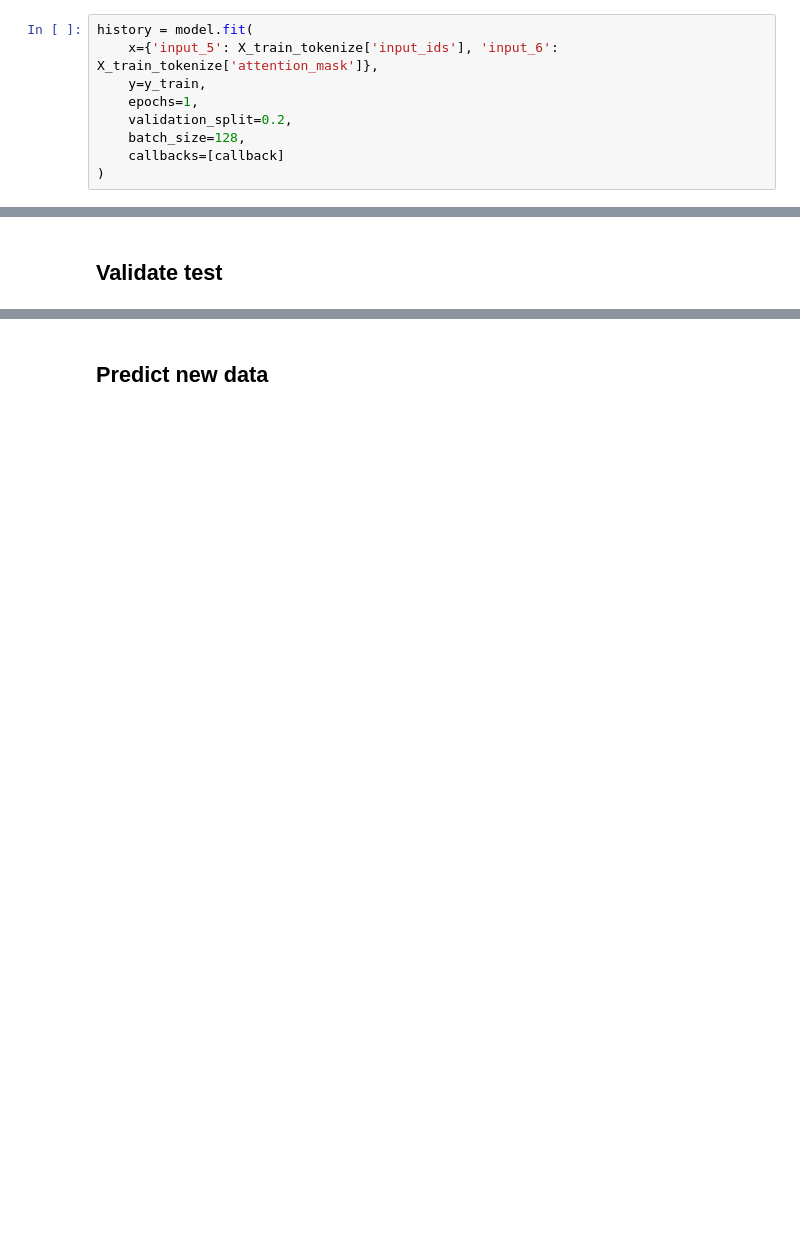
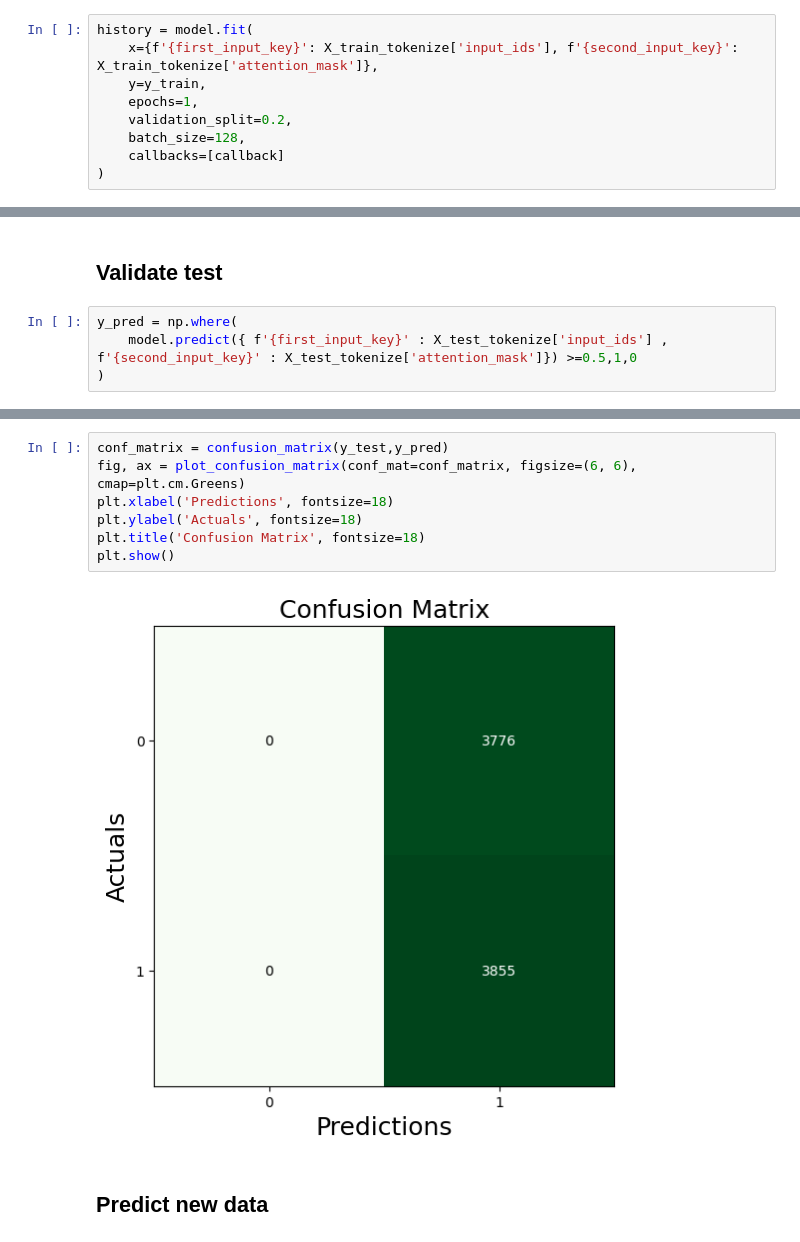
Before and after one commit to ravelinx22/machine-learning-project, a Jupyter notebook: traditional.ipynb, the cells around one changed output, grey strips where cells are left out. Cells and saved outputs as stored; diff of their text form; blank space fills up the shorter version.

```diff
--- a/traditional.ipynb
+++ b/traditional.ipynb
@@ -185,6 +191,6 @@ model.compile(optimizer='adam', loss='binary_crossentropy', metrics=['accuracy']
 # %%
 history = model.fit(
-    x={'input_5': X_train_tokenize['input_ids'], 'input_6': X_train_tokenize['attention_mask']},
+    x={f'{first_input_key}': X_train_tokenize['input_ids'], f'{second_input_key}': X_train_tokenize['attention_mask']},
     y=y_train,
     epochs=1,
     validation_split=0.2,
@@ -214,2 +224,6 @@ plt.show()
 # %% [markdown]
 ## Validate test
+# %%
+y_pred = np.where(
+    model.predict({ f'{first_input_key}' : X_test_tokenize['input_ids'] , f'{second_input_key}' : X_test_tokenize['attention_mask']}) >=0.5,1,0
+)
@@ -216,2 +232,11 @@ plt.show()
+# %%
+conf_matrix = confusion_matrix(y_test,y_pred)
+fig, ax = plot_confusion_matrix(conf_mat=conf_matrix, figsize=(6, 6), cmap=plt.cm.Greens)
+plt.xlabel('Predictions', fontsize=18)
+plt.ylabel('Actuals', fontsize=18)
+plt.title('Confusion Matrix', fontsize=18)
+plt.show()
+# %% [output]
+[figure, added]
 # %% [markdown]
 ## Predict new data
```
Also changed, not shown: parts of 10 cells of this notebook, 1 other file.
